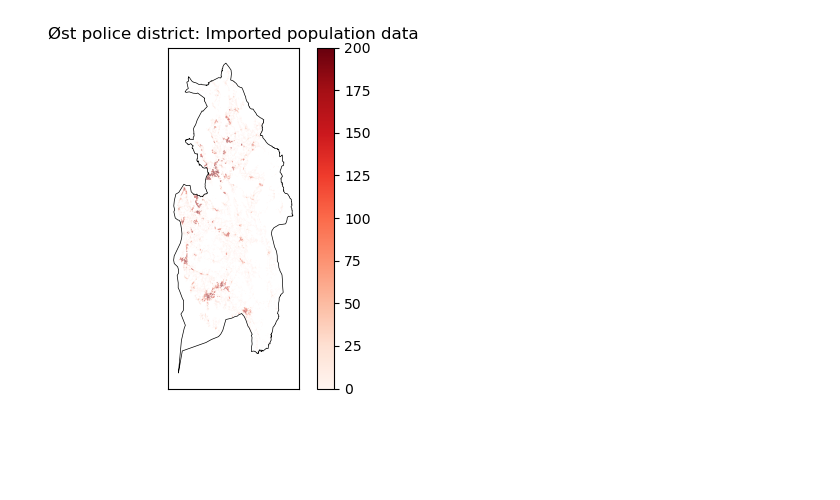
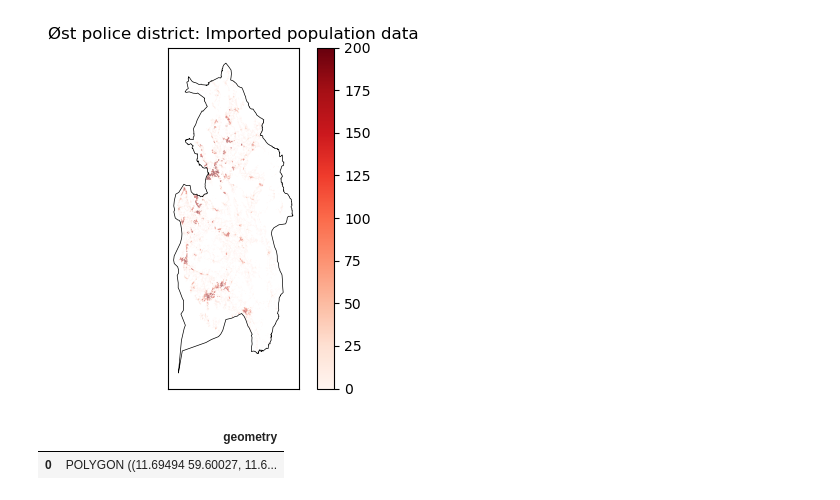
Before and after one commit to torhaa1/Response_Time_Minimization, a Jupyter notebook: main_analysis/16_preprocess_police_districts.ipynb, the cells around one changed output. Saved outputs shown, nothing was run; the diff lists cells and outputs as text; code cells hidden in the pictures; blank space fills up the shorter version.

Commit message:
export police district polygon for plotting outline

```diff
--- a/main_analysis/16_preprocess_police_districts.ipynb
+++ b/main_analysis/16_preprocess_police_districts.ipynb
@@ -395,3 +395,13 @@ plt.title('Øst police district: Imported population data')
 plt.tight_layout(); plt.show()
 # %% [output]
 [figure]
+# %%
+# Also save the combined polygon to a file
+combined_poly_gdf.to_file("../data/ost/OstCombinedPolygon.geojson", driver="GeoJSON")
+
+# Load the combined polygon from the file
+combined_poly_imported = gpd.read_file("../data/ost/OstCombinedPolygon.geojson")
+combined_poly_imported.head(2)
+# %% [output]
+|  | geometry |
+| 0 | POLYGON ((11.69494 59.60027, 11.6... |
```
Also changed, not shown: parts of 8 cells of this notebook.
